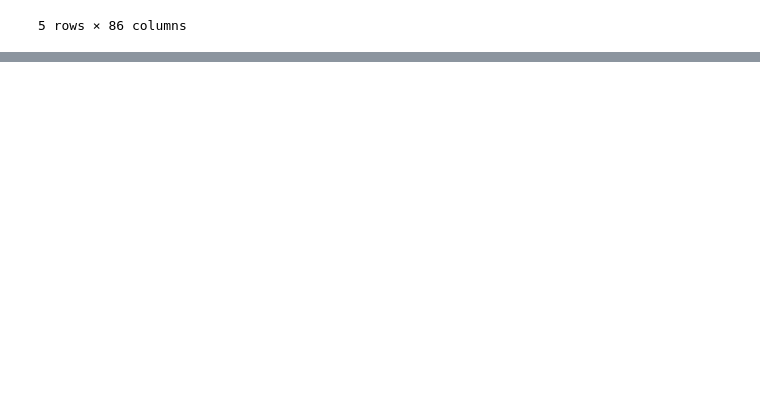
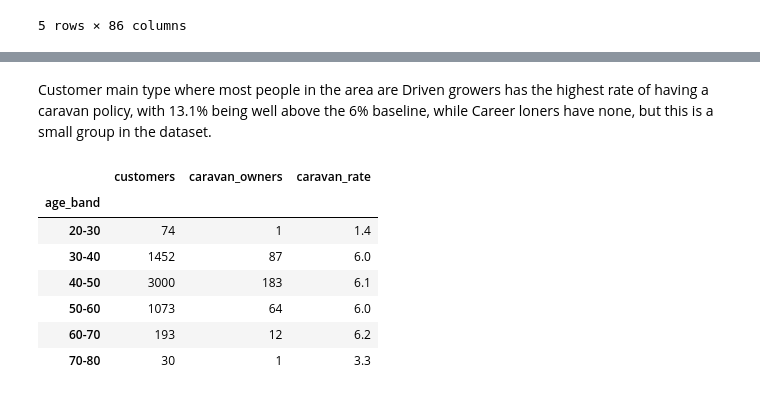
Before and after one commit to masterofscienceinai/ai-programming-foundations-project, a Jupyter notebook: data_workflow.ipynb, the cells around one changed output, grey strips where cells are left out. Saved outputs shown, nothing was run; the diff lists cells and outputs as text; code cells hidden in the pictures; blank space fills up the shorter version.

```diff
--- a/data_workflow.ipynb
+++ b/data_workflow.ipynb
@@ -203,0 +245,15 @@ dtype: int64
+# %% [markdown]
+Customer main type where most people in the area are Driven growers has the highest rate of having a caravan policy, with 13.1% being well above the 6% baseline, while Career loners have none, but this is a small group in the dataset.
+# %%
+# Grouping by age band in the area
+
+caravan_rate_by_group(df_clean, "age_band", sort_by_rate=False)
+# %% [output]
+|  | customers | caravan_owners | caravan_rate |
+| age_band |  |  |  |
+| 20-30 | 74 | 1 | 1.4 |
+| 30-40 | 1452 | 87 | 6.0 |
+| 40-50 | 3000 | 183 | 6.1 |
+| 50-60 | 1073 | 64 | 6.0 |
+| 60-70 | 193 | 12 | 6.2 |
+| 70-80 | 30 | 1 | 3.3 |
```
Also changed, not shown: parts of 10 cells of this notebook.
